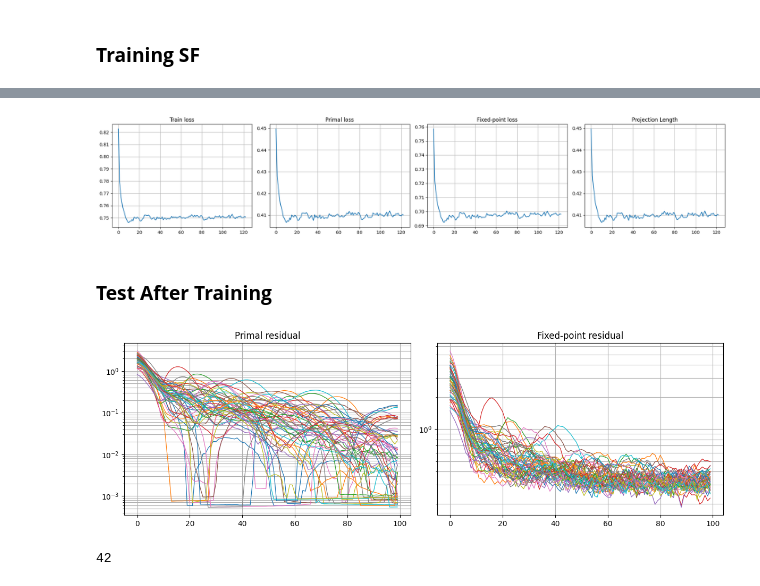
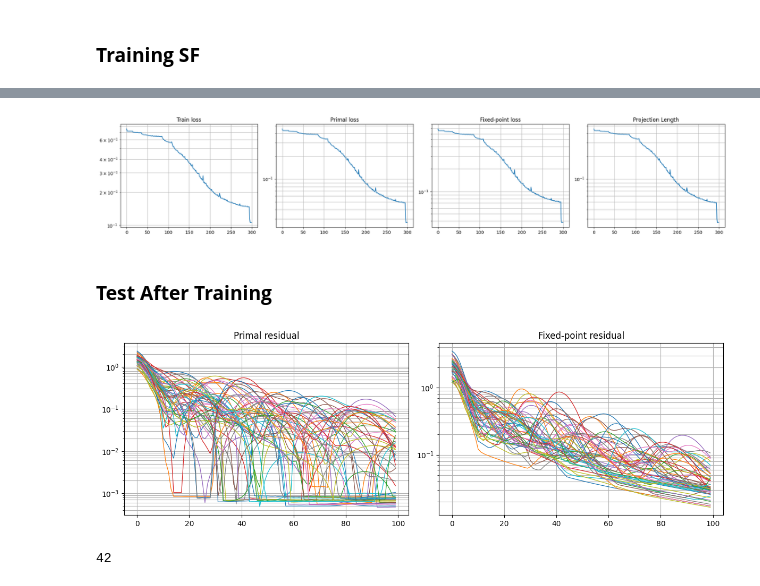
Before and after one commit to cisimon7/SwarmGen, a Jupyter notebook: train_sf.ipynb, the cells around one changed output, grey strips where cells are left out. Drawn from its saved outputs; the diff is of its cells as text; code cells hidden in the pictures.

```diff
--- a/train_sf.ipynb
+++ b/train_sf.ipynb
@@ -20,7 +20,7 @@ num_agent   = 16
 
 vq_name     = "vary_00"
 sf_name     = "vary_00"
-batch_size  = 64
+batch_size  = 256
 
 num_epochs  = 300
 device      = th.device("cuda" if th.cuda.is_available() else "cpu")
@@ -134,7 +134,8 @@ multiviz_trajs(
 ### <b>Training SF</b>
 # %%
 epochs = 300
-optimizer = th.optim.AdamW(model_sf.parameters(), lr = 2e-4, weight_decay=6e-1)
+optimizer = th.optim.AdamW(model_sf.parameters(), lr = 2e-3, weight_decay=6e-1)
+scheduler = th.optim.lr_scheduler.ReduceLROnPlateau(optimizer, factor=0.5, patience=3)
 
 avg_train_loss, avg_primal_loss, avg_fixed_point_loss, avg_fixed_proj_loss = [], [], [], []
 for epoch in range(epochs):
@@ -188,4 +189,6 @@ for epoch in range(epochs):
 		print(f"Epoch: {epoch + 1}, Train Loss: {np.average(losses_train):.3f}, primal_loss: {np.average(primal_losses):.3f}, fixed_point_loss: {np.average(fixed_point_losses):.3f} ")
 
 	avg_train_loss.append(np.average(losses_train)), avg_primal_loss.append(np.average(primal_losses)), avg_fixed_point_loss.append(np.average(fixed_point_losses)), avg_fixed_proj_loss.append(np.average(primal_losses))
+
+	scheduler.step(avg_train_loss[-1])
 # %% [output]
@@ -196,29 +214,33 @@ th.save(model_sf.state_dict(), f"./resources/weights/filter/sf_{sf_name}_vq_{vq_
 # %%
 fig = plt.figure(figsize=(20, 4))
 ax = plt.subplot(141)
 ax.plot(avg_train_loss)
 ax.set_title("Train loss")
+ax.set_yscale('log')
 ax.grid(which="both")
 
 ax = plt.subplot(142)
 ax .plot(avg_primal_loss)
 ax.set_title("Primal loss")
+ax.set_yscale('log')
 ax.grid(which="both")
 
 ax = plt.subplot(143)
 ax.plot(avg_fixed_point_loss)
 ax.set_title("Fixed-point loss")
+ax.set_yscale('log')
 ax.grid(which="both")
 
 ax = plt.subplot(144)
 ax.plot(avg_fixed_proj_loss)
 ax.set_title("Projection Length")
+ax.set_yscale('log')
 ax.grid(which="both")
 
 plt.tight_layout()
 plt.show()
 # %% [output]
-[figure, old version]
+[figure, new version]
 # %% [markdown]
 ### <b>Test After Training</b>
 # %%
@@ -275,7 +297,7 @@ ax.grid(which="both")
 plt.tight_layout()
 plt.show()
 # %% [output]
-[figure, old version]
+[figure, new version]
 # %%
 idx = 42
 print(idx)
```
Also changed, not shown: parts of 2 cells of this notebook, 2 other files.
